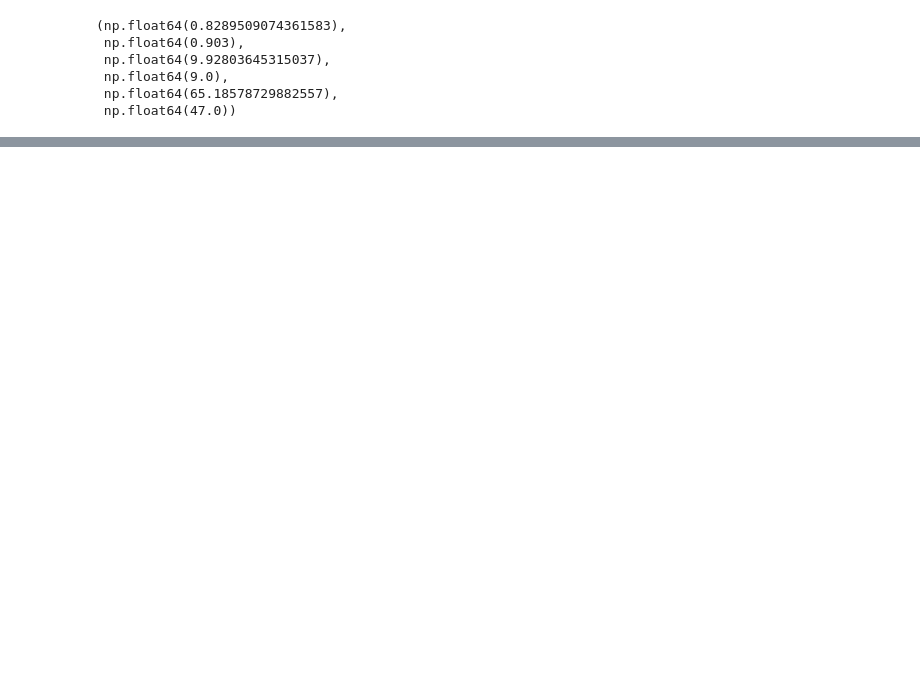
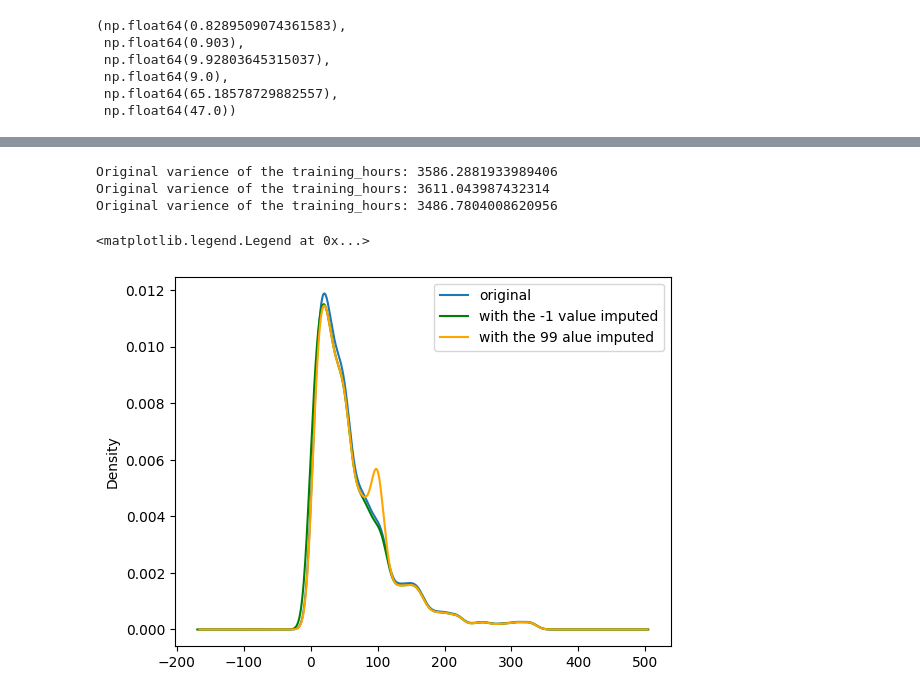
Before and after one commit to khanalasmit/machinelearning, a Jupyter notebook: handelling_missing_data.ipynb, the cells around one changed output, grey strips where cells are left out. Cells and saved outputs as stored; diff of their text form; code cells hidden in the pictures; blank space fills up the shorter version.

```diff
--- a/handelling_missing_data.ipynb
+++ b/handelling_missing_data.ipynb
@@ -309,0 +541,21 @@ mean_cdi,median_cdi,mean_exp,median_exp,mean_th,median_th
+# %%
+data['training_hours_minus1']=data['training_hours'].fillna(-1)
+data['training_hours_99']=data['training_hours'].fillna(99)
+# %%
+print('Original varience of the training_hours:',data['training_hours'].var())
+print('Original varience of the training_hours:',data['training_hours_minus1'].var())
+print('Original varience of the training_hours:',data['training_hours_99'].var())
+# %% [output]
+Original varience of the training_hours: 3586.2881933989406
+Original varience of the training_hours: 3611.043987432314
+Original varience of the training_hours: 3486.7804008620956
+# %%
+plt.figure()
+ax=plt.subplot(111)
+data['training_hours'].plot(kind='kde',ax=ax,label='original')
+data['training_hours_minus1'].plot(kind='kde',ax=ax,color='green',label='with the -1 value imputed')
+data['training_hours_99'].plot(kind='kde',ax=ax,color='orange',label='with the 99 alue imputed')
+ax.legend()
+# %% [output]
+<matplotlib.legend.Legend at 0x...>
+[figure, added]
```
Also changed, not shown: parts of 44 cells of this notebook, 1 other file.
